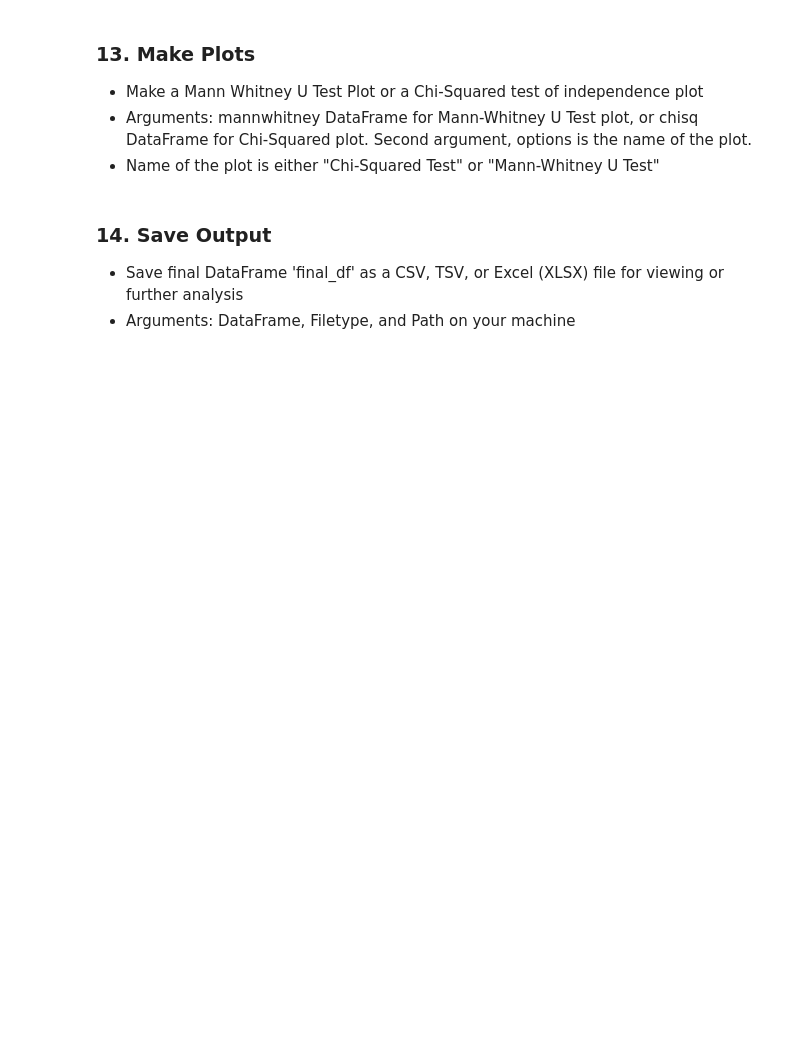
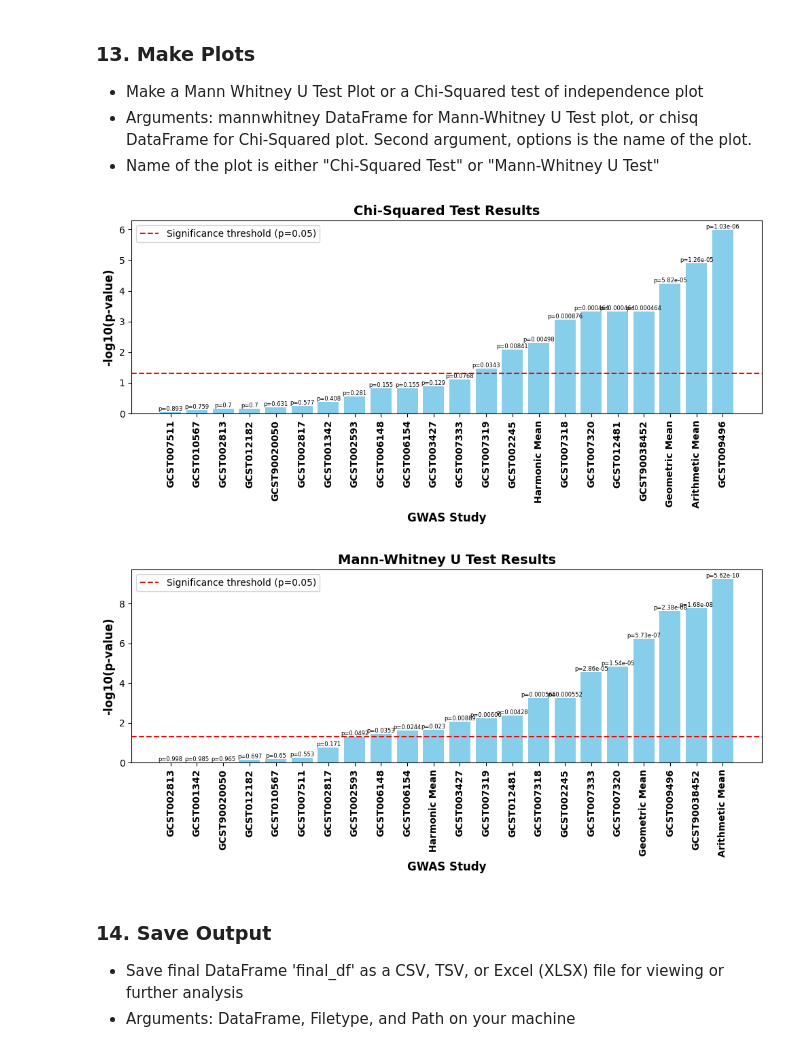
Before and after one commit to blakebyer/PRS_Combinations, a Jupyter notebook: prscombos/prscombos.ipynb, the cells around one changed output. Drawn from its saved outputs; the diff is of its cells as text; code cells hidden in the pictures; blank space fills up the shorter version.

```diff
--- a/prscombos/prscombos.ipynb
+++ b/prscombos/prscombos.ipynb
@@ -140,7 +217,7 @@ def drop_gwas(df,methods,threshold=0,gwas=None,unique=0):
         # Filter columns where the proportion of unique values in a column is less than or equal to
         # We would expect unique to equal 100 since PRS are percentiles. This means 100/808 is the expected unique proportion.
         # Set the appropriate cutoff for your needs. We used unique = 50
-        del_cols = unique_proportion[unique_proportion < (unique/len(df))].index
+        del_cols = unique_proportion[unique_proportion <= (unique/len(df))].index
         # Drop columns with poor uniqueness
         df = df.drop(del_cols, axis='columns')
     elif methods == 'select':
@@ -166,8 +262,8 @@ def means_calculations(df):
     df.replace(0.0, 1, inplace=True)
     # # Calculate Arithmetic, Geometric, and Harmonic Means Using .apply function. Add new columns with results
     df['Arithmetic Mean'] = df.apply(np.mean, axis=1)
-    df['Geometric Mean'] = df.apply(spy.gmean, axis=1)
-    df['Harmonic Mean'] = df.apply(spy.hmean, axis=1)
+    df['Geometric Mean'] = df.apply(gmean, axis=1)
+    df['Harmonic Mean'] = df.apply(hmean, axis=1)
 
     return df
 
@@ -194,18 +329,14 @@ display(final_df.head(20))
 - Arguments: simple_diagnosis DataFrame and GWAS to run the test on. Default is all GWAS and means.
 - Output: mannwhitney DataFrame
 # %%
-from scipy.stats import ranksums
-
-demographics = ['PTID','AGE','PTGENDER','PTRACCAT','APOE4','DIAGNOSIS','EXAMDATE']
-default = [col for col in final_df.columns if col not in demographics]
-
-def mannwhitneyu(df,gwas_cols=default):
+def mannwhitneyu(df):
   ## Performs Mann-Whitney U test on each column between 'CN' and 'CI' diagnosis groups
   # Args: The pandas dataframe simple diagnosis
   # Returns: A DataFrame with columns 'Columns','Statistic',and 'P-value' for each test
   results_df = pd.DataFrame(columns=['Columns', 'Statistic', 'P-value'])
 
-  for column in gwas_cols:
+  default = [col for col in df.columns if col not in demographics]
+  for column in default:
     try:
       group1 = df[df['DIAGNOSIS'] == 'CN'][column].dropna()
       group2 = df[(df['DIAGNOSIS'] == 'CI')][column].dropna()
@@ -225,15 +374,12 @@ display(mannwhitney)
 - Arguments: simple_diagnosis DataFrame, quantile cutoff, and GWAS to run the test on. Default is all GWAS and means. Quantile in our case was 0.8, meaning we looked at the top 0.2 PRS.
 - Output: chisq DataFrame
 # %%
-from scipy.stats import chisquare
-
-demographics = ['PTID','AGE','PTGENDER','PTRACCAT','APOE4','DIAGNOSIS','EXAMDATE']
-default = [col for col in final_df.columns if col not in demographics]
-
-def chi_squared(df,quantile,gwas_cols=default):
+def chi_squared(df,quantile):
     #quantile is the lower cutoff for risk. If you pick 0.8, you will calculate Chi-squared for the top 20% of PRS
     results_df = pd.DataFrame(columns=['Columns','Statistic','P-value'])
-    for column in gwas_cols:
+
+    default = [col for col in df.columns if col not in demographics]
+    for column in default:
         df_sorted = df.sort_values(by=column,ascending = False)
 
         cn_count = sum(df["DIAGNOSIS"] == 'CN')
@@ -276,35 +440,36 @@ def make_plots(df,options):
     # Create the bar graph
     plt.figure(figsize=(10, 5))
     colors = ['skyblue' for study in gwas_studies]
     bars = plt.bar(gwas_studies, neg_log_p_values, color=colors)
 
     # Add a line for the typical significance threshold (e.g., p < 0.05)
     significance_threshold = -np.log10(0.05)
     plt.axhline(y=significance_threshold, color='red', linestyle='--', label='Significance threshold (p=0.05)')
 
     # Annotate the bars with the actual p-values
     for bar, p_value in zip(bars, p_values):
         plt.text(bar.get_x() + bar.get_width() / 2, bar.get_height(), f'p={p_value:.3g}',
                 ha='center', va='bottom', fontsize=6,rotation='horizontal')
 
     # Setting the labels and title
     plt.xlabel('GWAS Study', fontsize=12, fontweight='bold')
     plt.ylabel('-log10(p-value)', fontsize=12, fontweight='bold')
     plt.title(f'{options} Results', fontsize=14, fontweight='bold')
     plt.legend()
 
     # Rotate x-axis labels for better readability
     plt.xticks(rotation=90, fontsize=10, fontweight='bold')
 
     # Show the plot
     plt.tight_layout()  # Adjust layout to prevent overlap
     plt.show()
 
 # Example Usage
 chisq_plot = make_plots(chisq,"Chi-Squared Test")
-display(chisq_plot)
 mannwhitney_plot = make_plots(mannwhitney, "Mann-Whitney U Test")
-display(mannwhitney_plot)
+# %% [output]
+[figure, added]
+[figure, added]
 # %% [markdown]
 ### 14. Save Output
 - Save final DataFrame 'final_df' as a CSV, TSV, or Excel (XLSX) file for viewing or further analysis
```
Also changed, not shown: parts of 12 cells of this notebook.
